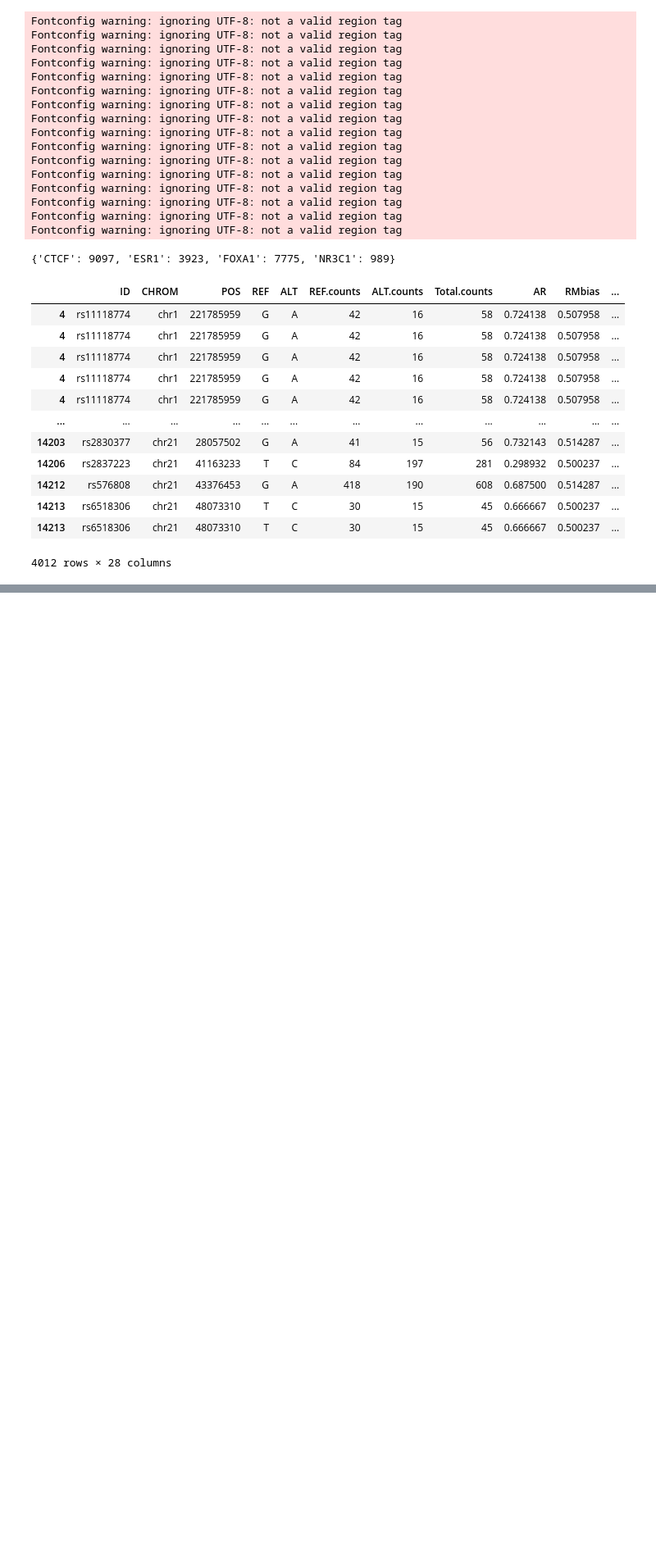
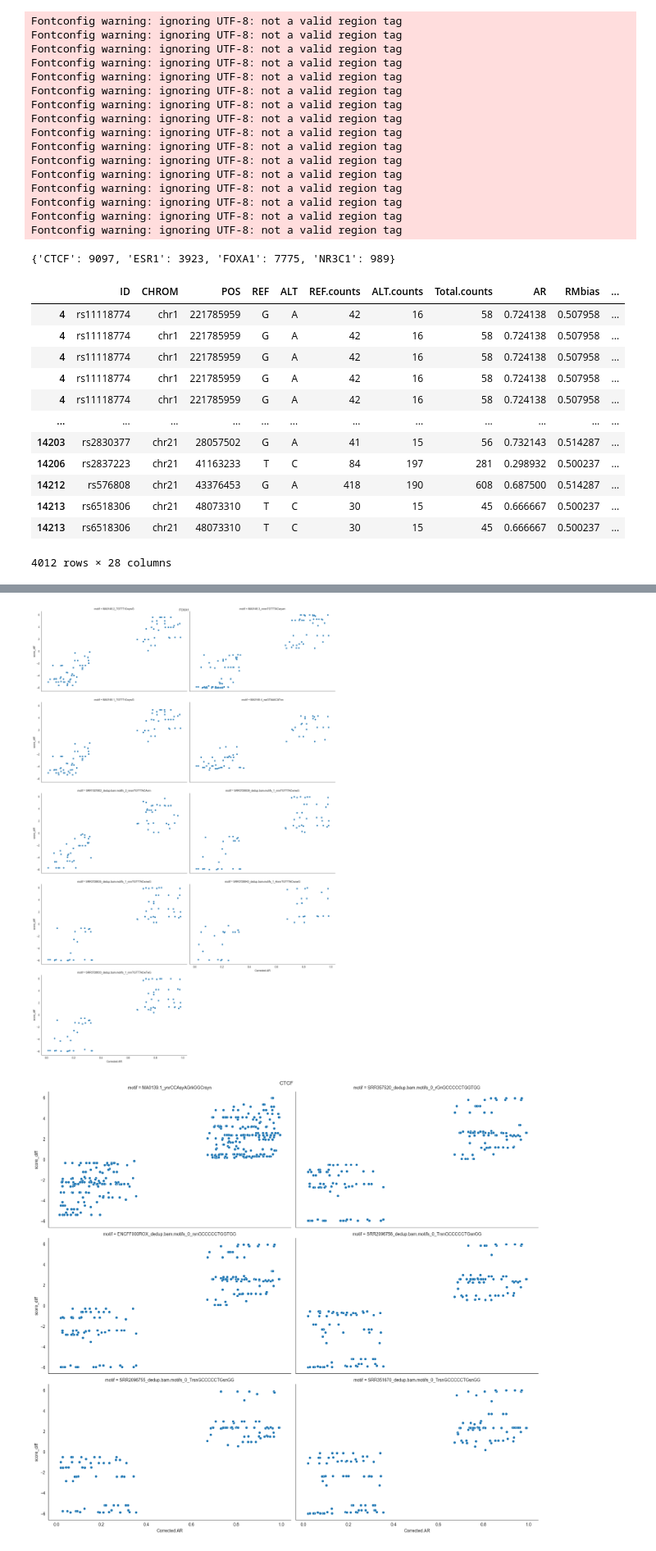
Before and after one commit to BAAL-NF/nopeak-utils, a Jupyter notebook: motif_and_asb.ipynb, the cells around one changed output, grey strips where cells are left out. Shown at 82% size. Drawn from its saved outputs; the diff is of its cells as text; code cells hidden in the pictures; blank space fills up the shorter version.

```diff
--- a/motif_and_asb.ipynb
+++ b/motif_and_asb.ipynb
@@ -199,0 +202,9 @@ with sns.plotting_context("notebook", font_scale=1.4, rc={"figure.dpi":500, 'sav
+# %%
+def filter_bqtls(df):
+    return df[df.isASB & (((df["Corrected.AR"] > 0.5) & (df.score_diff > 0)) | ((df["Corrected.AR"] < 0.5) & (df.score_diff < 0)))].copy()
+# %%
+for factor, group in asb_data.groupby('tf'):
+    total_snps = len(group.ID.unique())
+    asb_set = group[group.isASB]
+    asb_snps = len(asb_set.ID.unique())
+    print(f"factor: {factor}, total SNPs: {total_snps}, bQTLs: {asb_snps}")
@@ -199,0 +216,6 @@ with sns.plotting_context("notebook", font_scale=1.4, rc={"figure.dpi":500, 'sav
+# %%
+for factor, group in scores.items():
+    total_snps = len(group.ID.unique())
+    filtered = filter_bqtls(group)
+    filtered_bqtls = len(filtered.ID.unique())
+    print(f"factor: {factor}, Significant SNPs: {total_snps}, Filtered bQTLs: {filtered_bqtls}")
@@ -199,0 +227,12 @@ with sns.plotting_context("notebook", font_scale=1.4, rc={"figure.dpi":500, 'sav
+# %%
+for factor, group in scores.items():
+    plot_data = filter_bqtls(group)
+    col_order = plot_data.motif.unique()
+    g = sns.FacetGrid(plot_data, col="motif", height=5, aspect=1.65, col_wrap=2, col_order=col_order)
+    g.map(sns.scatterplot, "Corrected.AR", "score_diff")
+    g.fig.subplots_adjust(top=0.95)
+    g.fig.suptitle(factor)
+    plt.tight_layout()
+# %% [output]
+[figure, added]
+[figure, added]
```
Also changed, not shown: parts of 9 cells of this notebook.
